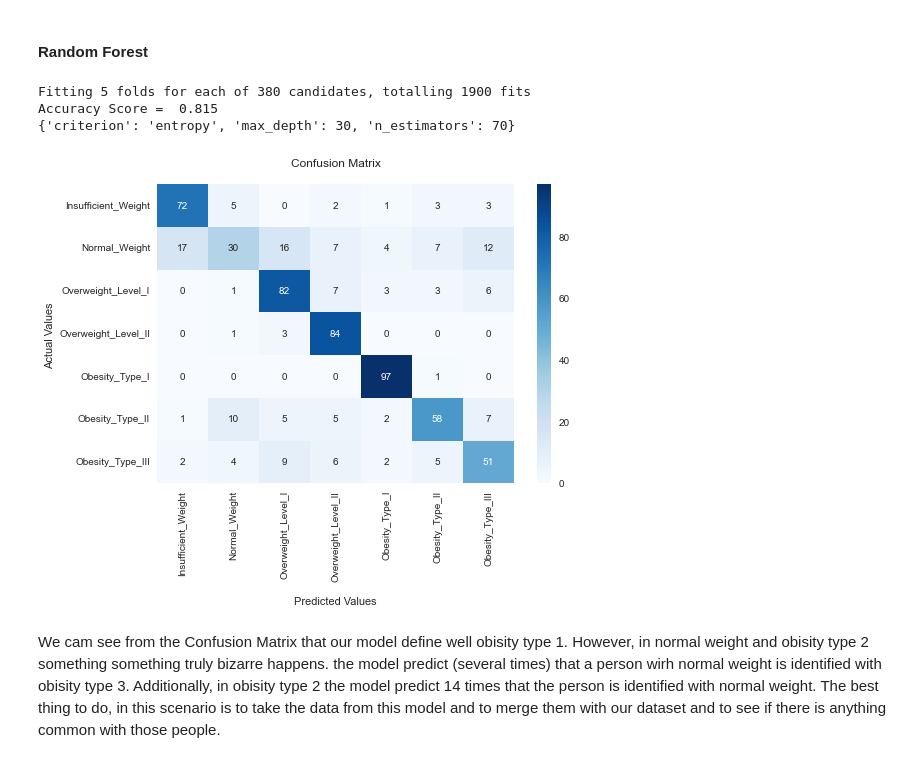
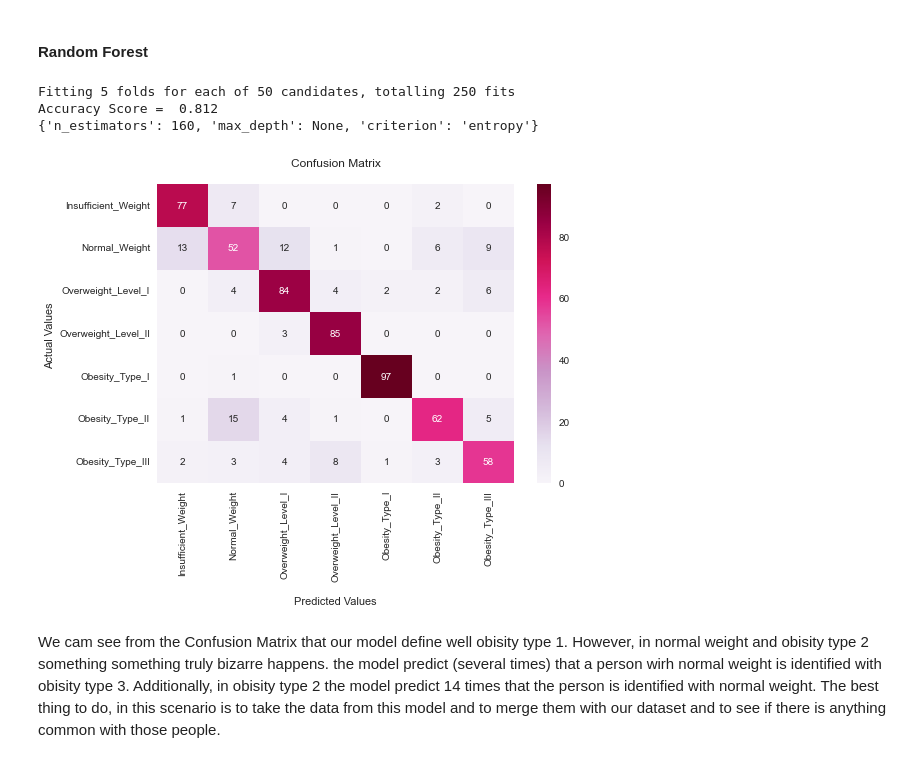
Before and after one commit to NoaAmichai/Obesity-Data-Science-Project, a Jupyter notebook: Obesity.ipynb, the cells around one changed output. Saved outputs shown, nothing was run; the diff lists cells and outputs as text; code cells hidden in the pictures.

```diff
--- a/Obesity.ipynb
+++ b/Obesity.ipynb
@@ -369,16 +369,16 @@ from sklearn.model_selection import GridSearchCV
 # %% [markdown]
 #### KNN
 # %%
-parameters = {'n_neighbors':[int(x) for x in range(4, 20)],
+#KNN
+parameters = {'n_neighbors':[int(x) for x in range(10, 100)],
               'weights':['uniform','distance'],
               'metric':['euclidean', 'manhattan', 'chebyshev'],
               'p':[1,2],
               'algorithm': ['auto', 'ball_tree', 'kd_tree', 'brute']}
-search_KNN = GridSearchCV(KNeighborsClassifier(),parameters, verbose=True, n_jobs=15,
-                          cv=5,return_train_score=True, scoring='accuracy')
-search_KNN.fit(X_train_norm,y_train)
-y_pred_KNN = search_KNN.predict(X_test_norm)
-norm_accuracy = round(search_KNN.score(X_test_norm, y_test),3)
-print ("Accuracy Score =",(norm_accuracy))
-print (search_KNN.best_params_)
+random_KNN = RandomizedSearchCV(KNeighborsClassifier(),parameters, verbose=True, n_jobs=15,
+                          cv=5, random_state=42,n_iter=100)
+random_KNN.fit(X_train_norm,y_train)
+y_pred_KNN = random_KNN.predict(X_test_norm)
+print ("Accuracy Score =",(round(metrics.accuracy_score(y_test, y_pred_KNN),3)))
+print (random_KNN.best_params_)
 # %% [output]
@@ -407,29 +407,29 @@ max_depth.append(None)
 parameters = {'criterion':['gini','entropy'],
                'n_estimators': [int(x) for x in range(10, 200,10)],
                'max_depth':max_depth}
-RFsearch = GridSearchCV(RandomForestClassifier(random_state=42), parameters,verbose=True, n_jobs=15,
-                        cv=5,return_train_score=True,scoring='accuracy')
-RFsearch.fit(X_train_norm,y_train)
-y_pred = RFsearch.predict(X_test_norm)
-print ("Accuracy Score = " ,round(RFsearch.score(X_test_norm,y_test),3))
-print (RFsearch.best_params_)
+random_RF = RandomizedSearchCV(RandomForestClassifier(), parameters,verbose=True, n_jobs=15,
+                        cv=5, random_state=42,n_iter=50)
+random_RF.fit(X_train_norm,y_train)
+y_pred_RF = random_RF.predict(X_test_norm)
+print ("Accuracy Score = ",round(metrics.accuracy_score(y_test,y_pred_RF),3))
+print (random_RF.best_params_)
 # %% [output]
-Fitting 5 folds for each of 380 candidates, totalling 1900 fits
-Accuracy Score =  0.815
-{'criterion': 'entropy', 'max_depth': 30, 'n_estimators': 70}
+Fitting 5 folds for each of 50 candidates, totalling 250 fits
+Accuracy Score =  0.812
+{'n_estimators': 160, 'max_depth': None, 'criterion': 'entropy'}
 # %%
-ax = sns.heatmap(cf_matrix, annot=True, fmt='', cmap='Blues')
-cf_matrix = confusion_matrix(y_test, y_pred)
+cf_matrix = confusion_matrix(y_test, y_pred_RF)
+ax = sns.heatmap(cf_matrix, annot=True, fmt='', cmap='PuRd')
 ax.set_title('Confusion Matrix\n');
 ax.set_xlabel('\nPredicted Values')
 ax.set_ylabel('Actual Values ');
 ax.xaxis.set_ticklabels(['Insufficient_Weight','Normal_Weight', 'Overweight_Level_I','Overweight_Level_II',
                          'Obesity_Type_I','Obesity_Type_II','Obesity_Type_III'],rotation=90)
 ax.yaxis.set_ticklabels(['Insufficient_Weight','Normal_Weight','Overweight_Level_I','Overweight_Level_II',
                         'Obesity_Type_I','Obesity_Type_II','Obesity_Type_III'],rotation=0)
 plt.show()
 # %% [output]
-[figure, old version]
+[figure, new version]
 # %% [markdown]
 We cam see from the Confusion Matrix that our model define well obisity type 1.
 However, in normal weight and obisity type 2 something something truly bizarre happens. the model predict (several times) that a person wirh normal weight is identified with obisity type 3.
```
Also changed, not shown: parts of 11 cells of this notebook.
